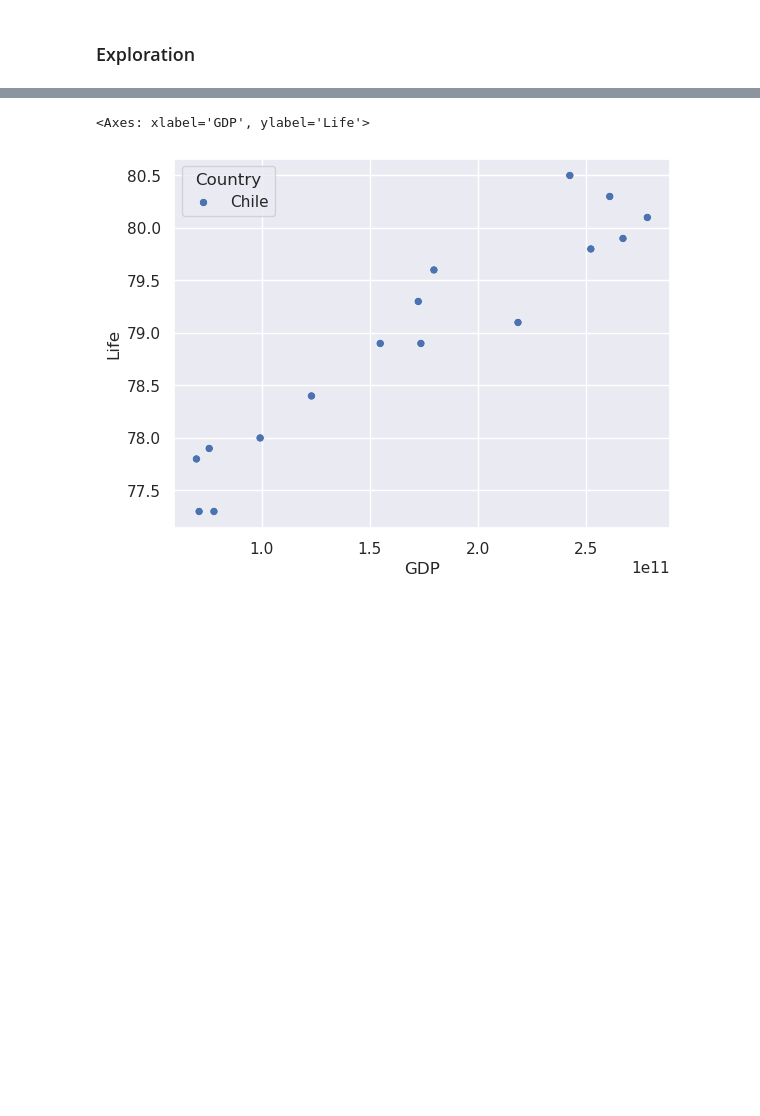
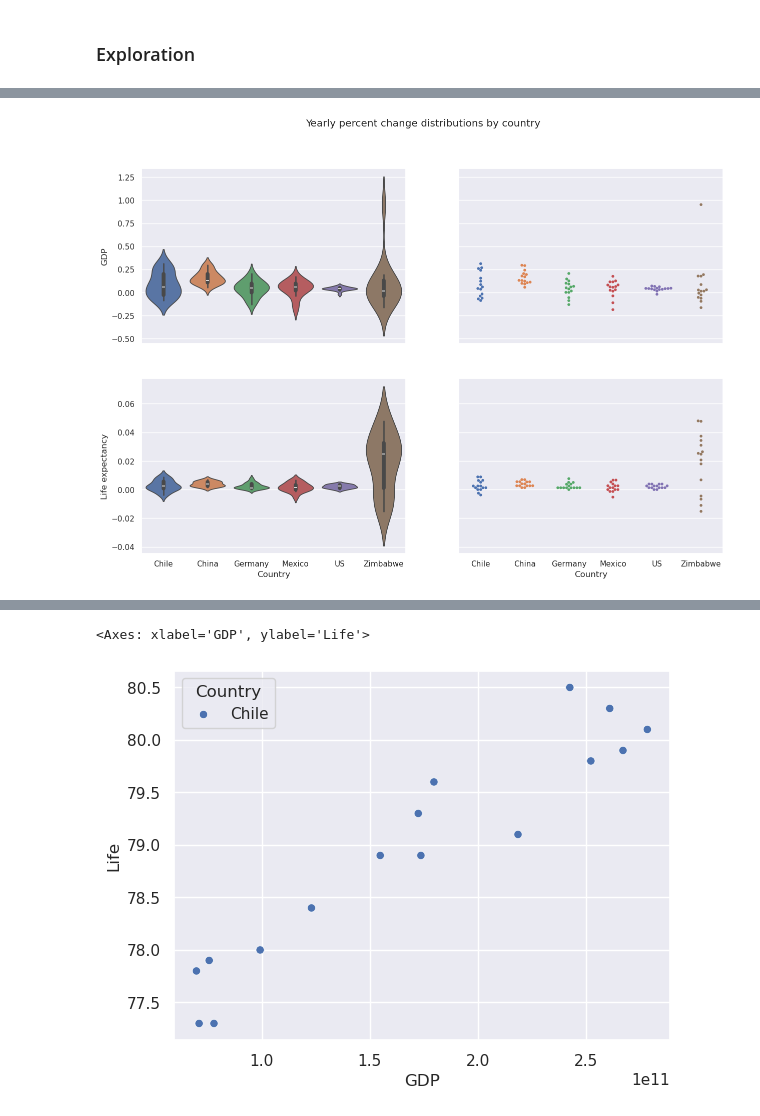
Before and after one commit to NicolaiBanke/Life-Expectancy-and-GDP, a Jupyter notebook: life_expectancy_gdp.ipynb, the cells around one changed output, grey strips where cells are left out. Drawn from its saved outputs; the diff is of its cells as text; code cells hidden in the pictures; blank space fills up the shorter version.

```diff
--- a/life_expectancy_gdp.ipynb
+++ b/life_expectancy_gdp.ipynb
@@ -85,0 +69,15 @@ sns.histplot(data=data[data['Country'] == 'Chile'].GDP_bnnorm, bins=10)
+# %%
+fig, ax = plt.subplots(nrows=2, ncols=2, figsize=(15,10), sharex='col', sharey='row')
+
+sns.violinplot(data=data.dropna(), y='GDP_pct_ch', x='Country', hue='Country', density_norm='area', ax=ax[0][0])
+sns.swarmplot(data=data.dropna(), y='GDP_pct_ch', x='Country', hue='Country', size=4, ax=ax[0][1])
+sns.violinplot(data=data.dropna(), y='LEABY_pct_ch', x='Country', hue='Country', density_norm='area', ax=ax[1][0])
+sns.swarmplot(data=data.dropna(), y='LEABY_pct_ch', x='Country', hue='Country', size=4, ax=ax[1][1])
+
+fig.suptitle('Yearly percent change distributions by country')
+
+ax[0][0].set_ylabel('GDP')
+ax[1][0].set_ylabel('Life expectancy')
+plt.show()
+# %% [output]
+[figure, added]
```
Also changed, not shown: parts of 11 cells of this notebook.
